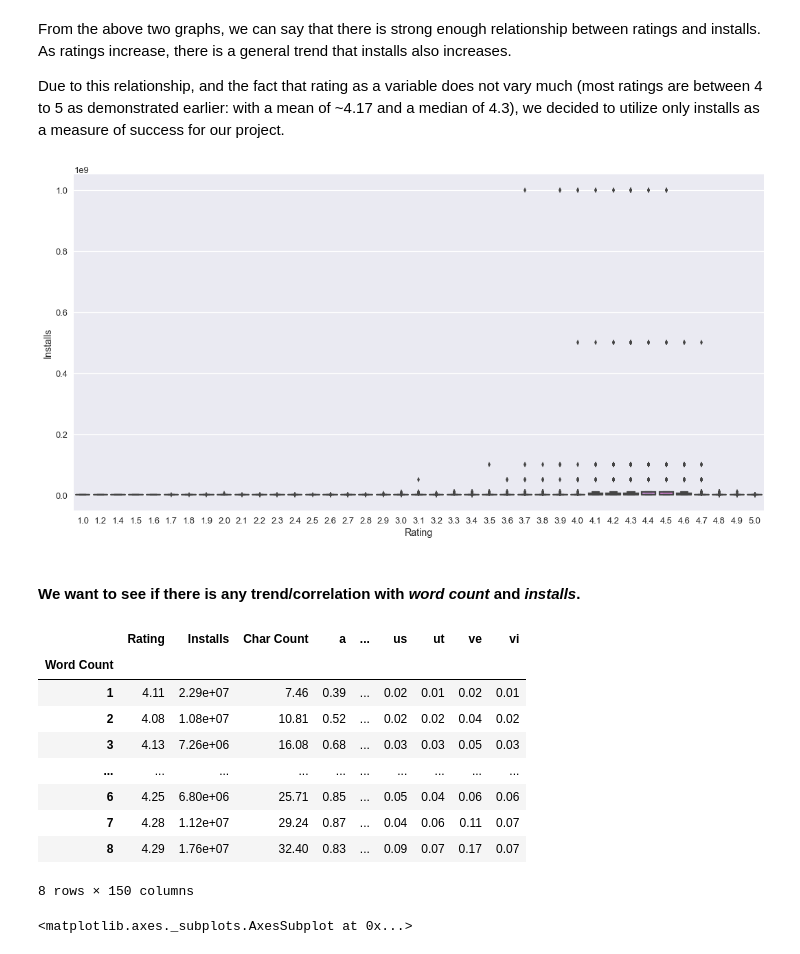
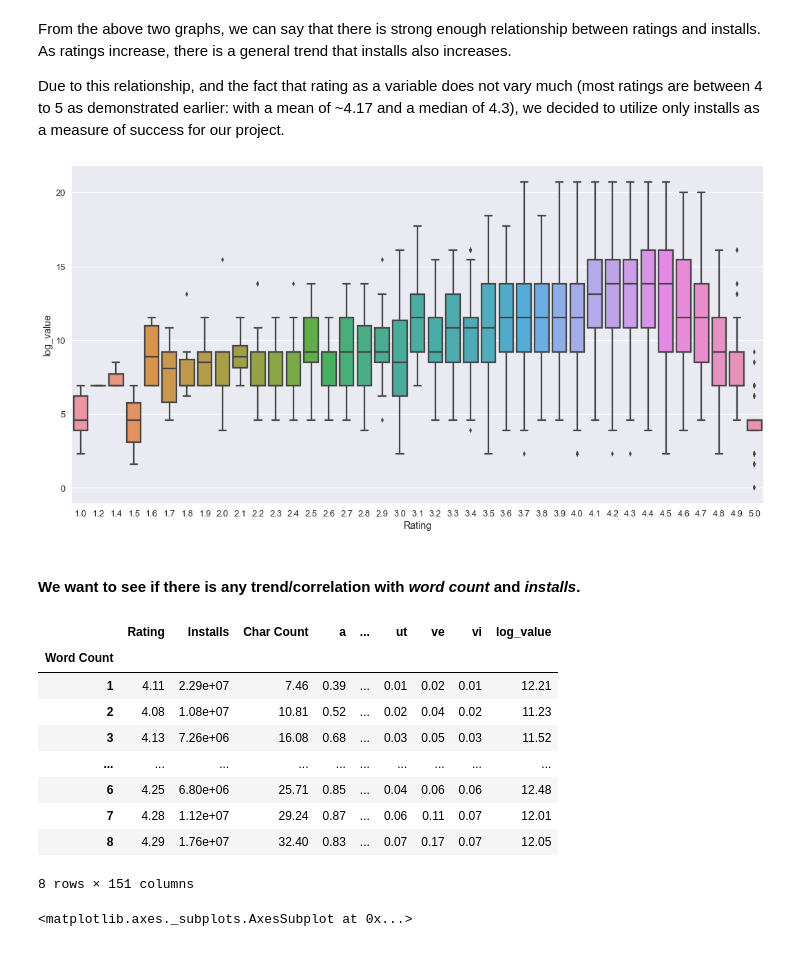
Before and after one commit to Titan-Ngo/COGS108_Repo, a Jupyter notebook: FinalProject.ipynb, the cells around one changed output. Drawn from its saved outputs; the diff is of its cells as text; code cells hidden in the pictures.

```diff
--- a/FinalProject.ipynb
+++ b/FinalProject.ipynb
@@ -528,10 +528,11 @@ From the above two graphs, we can say that there is strong enough relationship b
 Due to this relationship, and the fact that rating as a variable does not vary much (most ratings are between 4 to 5 as demonstrated earlier: with a mean of ~4.17 and a median of 4.3), we decided to utilize only installs as a measure of success for our project.
 # %%
 fig = plt.figure(figsize=(18, 9))
-sns.boxplot(x='Rating', y='Installs', data=df)
+df['log_value'] = np.log(df['Installs'])
+sns.boxplot(x='Rating', y='log_value', data=df)
 ax = plt.gca()
 # %% [output]
-[figure, old version]
+[figure, new version]
 # %% [markdown]
 #### We want to see if there is any trend/correlation with _word count_ and _installs_.
 # %%
@@ -539,16 +540,16 @@ ax = plt.gca()
 df_new = df.groupby('Word Count').mean()
 df_new
 # %% [output]
-|  | Rating | Installs | Char Count | a | ... | us | ut | ve | vi |
+|  | Rating | Installs | Char Count | a | ... | ut | ve | vi | log_value |
 | Word Count |  |  |  |  |  |  |  |  |  |
-| 1 | 4.11 | 2.29e+07 | 7.46 | 0.39 | ... | 0.02 | 0.01 | 0.02 | 0.01 |
-| 2 | 4.08 | 1.08e+07 | 10.81 | 0.52 | ... | 0.02 | 0.02 | 0.04 | 0.02 |
-| 3 | 4.13 | 7.26e+06 | 16.08 | 0.68 | ... | 0.03 | 0.03 | 0.05 | 0.03 |
+| 1 | 4.11 | 2.29e+07 | 7.46 | 0.39 | ... | 0.01 | 0.02 | 0.01 | 12.21 |
+| 2 | 4.08 | 1.08e+07 | 10.81 | 0.52 | ... | 0.02 | 0.04 | 0.02 | 11.23 |
+| 3 | 4.13 | 7.26e+06 | 16.08 | 0.68 | ... | 0.03 | 0.05 | 0.03 | 11.52 |
 | ... | ... | ... | ... | ... | ... | ... | ... | ... | ... |
-| 6 | 4.25 | 6.80e+06 | 25.71 | 0.85 | ... | 0.05 | 0.04 | 0.06 | 0.06 |
-| 7 | 4.28 | 1.12e+07 | 29.24 | 0.87 | ... | 0.04 | 0.06 | 0.11 | 0.07 |
-| 8 | 4.29 | 1.76e+07 | 32.40 | 0.83 | ... | 0.09 | 0.07 | 0.17 | 0.07 |
+| 6 | 4.25 | 6.80e+06 | 25.71 | 0.85 | ... | 0.04 | 0.06 | 0.06 | 12.48 |
+| 7 | 4.28 | 1.12e+07 | 29.24 | 0.87 | ... | 0.06 | 0.11 | 0.07 | 12.01 |
+| 8 | 4.29 | 1.76e+07 | 32.40 | 0.83 | ... | 0.07 | 0.17 | 0.07 | 12.05 |
-8 rows × 150 columns
+8 rows × 151 columns
 # %%
 fig = plt.figure(figsize=(18, 9))
 fig.add_subplot(1, 2, 1)
```
Also changed, not shown: parts of 12 cells of this notebook.
